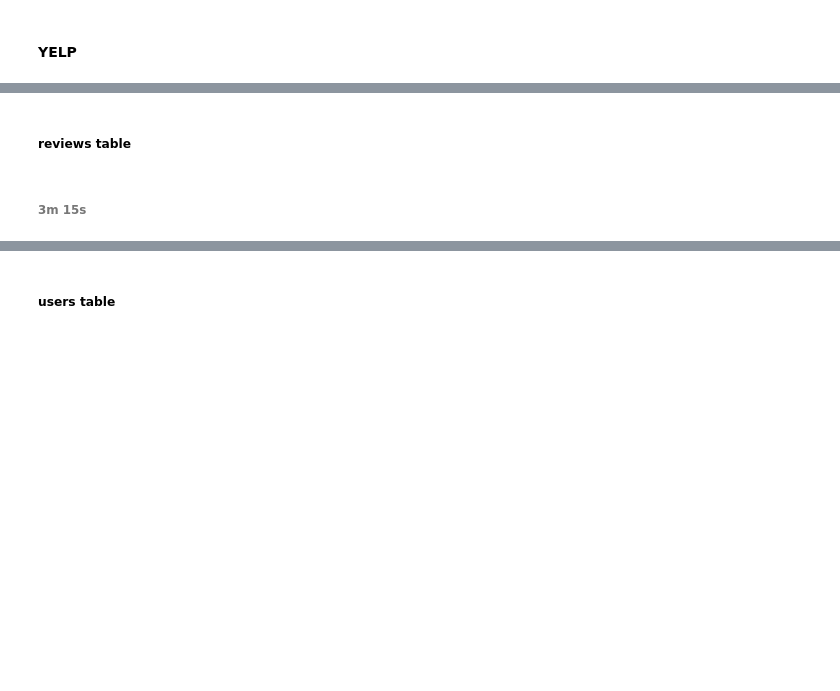
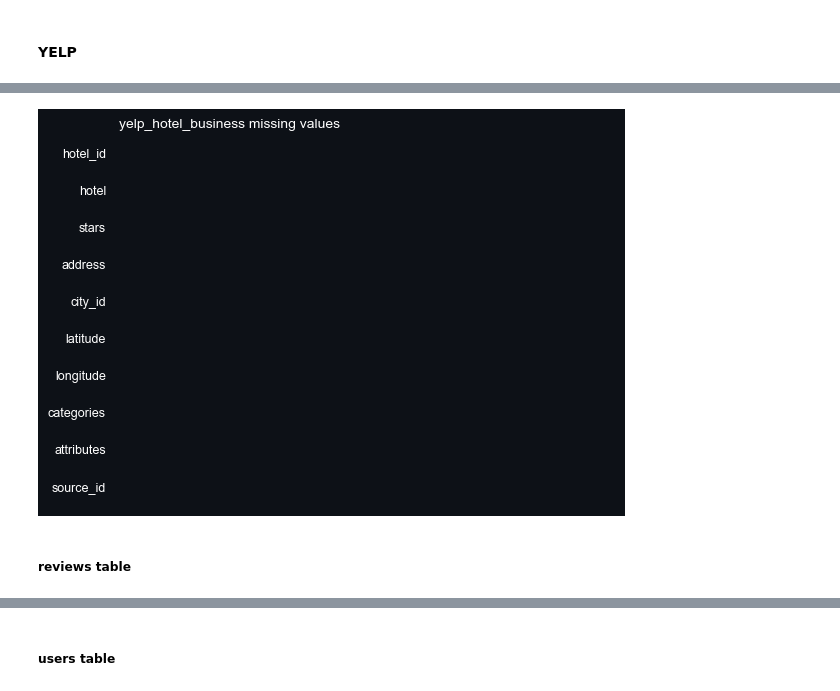
Before and after one commit to LeonardoCostaH/PF_DS_YELP, a Jupyter notebook: 01_ETL.ipynb, the cells around one changed output, grey strips where cells are left out. Cells and saved outputs as stored; diff of their text form; code cells hidden in the pictures; blank space fills up the shorter version.

Commit message:
Sprint 2
ETL, Scrapping, EDA and visualizations

```diff
--- a/01_ETL.ipynb
+++ b/01_ETL.ipynb
@@ -54,0 +37,4 @@ tourist_attraction
+# %%
+# Import
+usa_cities = pd.read_csv("data/sig/uscities.csv")
+sig_ciudades = gpd.read_file("data/sig/Ciudades/Estados_Unidos_Poblaciones.shp")
@@ -92,4 +110,44 @@ yelp_business.to_parquet("data/yelp_business.parquet", index=False)
+# %%
+# Import
+raw_yelp_business = pd.read_pickle("data/yelp/business.pkl")
+# %%
+# Transform
+yelp_business = raw_yelp_business.copy()
+yelp_business = yelp_business.iloc[:, :13] # drop empty columns
+yelp_business.drop(columns=["is_open"]) # drop irrelevant data
+yelp_business.rename(columns={'business_id': 'hotel_id', 'name': 'hotel', 'review_count': 'num_of_reviews', "state": "state_id"}, inplace=True) # rename columns
+yelp_business['categories'] = yelp_business['categories'].astype(str)
+yelp_business['categories'] = yelp_business['categories'].str.split(",")
+
+# Filtrate
+hotel_business = pd.DataFrame()
+hotel_categorias = ['Hotels & Travel', 'Hotels', 'Bed & Breakfast', 'Resorts', 'Hostels', 'Vacation Rentals', 'Residences', 'Day Spas', 'Rest Stops']
+for categoria in hotel_categorias:
+    filtrados = yelp_business[yelp_business['categories'].apply(lambda x: categoria in x)]
+    hotel_business = pd.concat([hotel_business, filtrados], ignore_index=True)
+yelp_hotel_business = hotel_business.drop_duplicates(subset=['hotel_id'])
+
+# Handle datatypes
+yelp_hotel_business['attributes'] = yelp_hotel_business['attributes'].astype(str)
+yelp_hotel_business['stars'] = yelp_hotel_business['stars'].astype(float)
+yelp_hotel_business['hotel'] = yelp_hotel_business['hotel'].astype(str)
+yelp_hotel_business['address'] = yelp_hotel_business['address'].astype(str)
+yelp_hotel_business['city'] = yelp_hotel_business['city'].astype(str)
+
+# Create city_id column
+yelp_hotel_business = pd.merge(yelp_hotel_business, usa_cities[["city", "state_id", "city_id"]], on=["city", "state_id"])
+yelp_hotel_business.drop(columns=["city", "state_id"], inplace=True)
+yelp_hotel_business["source_id"] = 1 # create column to keep track of data source
+
+# Reorder
+columns_order = ["hotel_id", "hotel", "stars", "address", "city_id", "latitude", "longitude", "categories", "attributes", "source_id"]
+yelp_hotel_business = yelp_hotel_business.reindex(columns=columns_order) # reorder dataset
+yelp_hotel_business.drop_duplicates(subset=["hotel_id"], inplace=True)
+# %%
+#Explore and export
+personalised_graphics.missing_values_heatmap(yelp_hotel_business, "yelp_hotel_business")
+yelp_hotel_business.to_csv("data/yelp_hotel_business.csv", index=False)
+# %% [output]
+[figure, added]
 # %% [markdown]
 ##### reviews table
-# %% [markdown]
-###### 3m 15s
```
Also changed, not shown: parts of 33 cells of this notebook, 30 other files.
